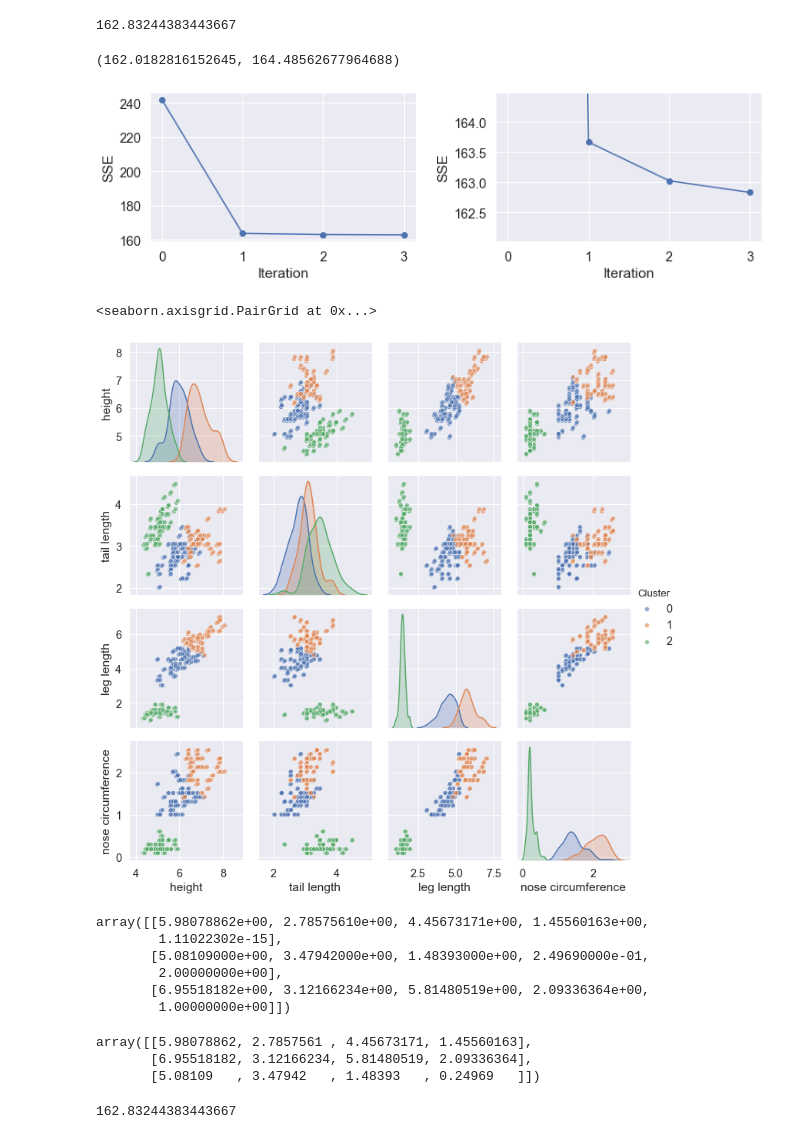
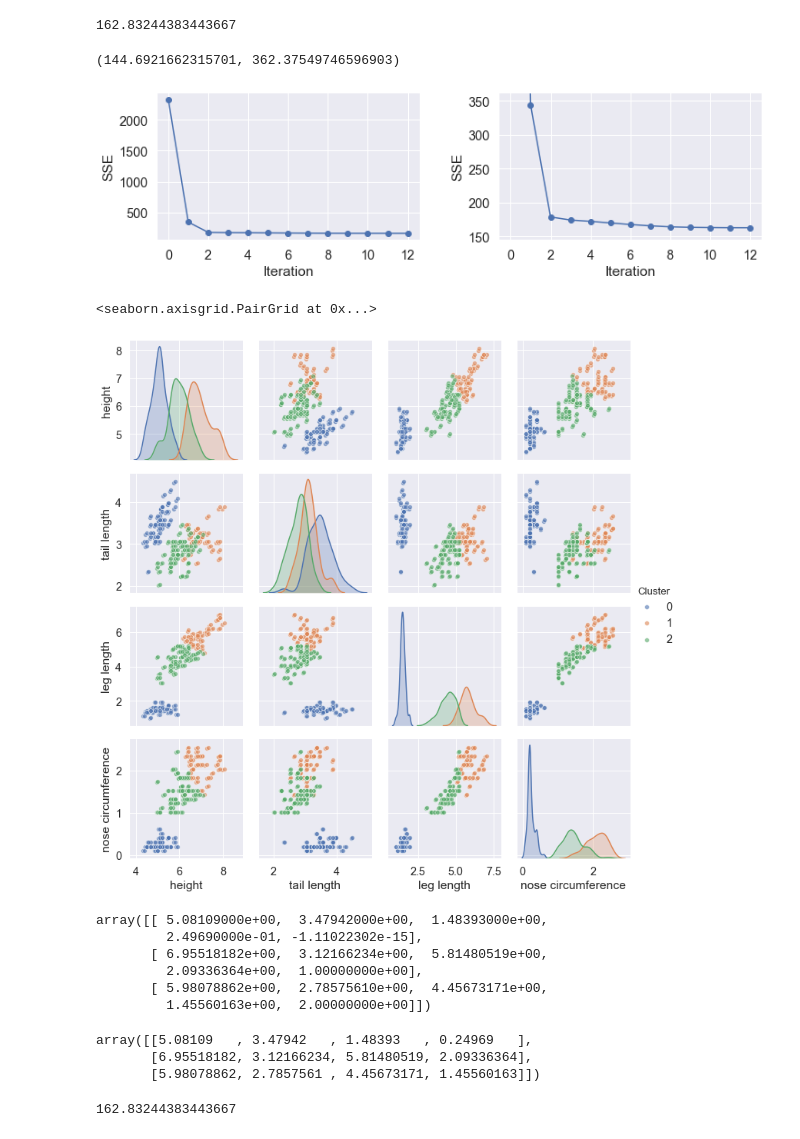
Before and after one commit to animaviridis/dmv-practicals, a Jupyter notebook: assessment/assignment1/task1/task1.ipynb, the cells around one changed output. Saved outputs shown, nothing was run; the diff lists cells and outputs as text; code cells hidden in the pictures.

Commit message:
[Assignment 1][Task 1] Kmeans - multiple attempts

```diff
--- a/assessment/assignment1/task1/task1.ipynb
+++ b/assessment/assignment1/task1/task1.ipynb
@@ -118,6 +119,6 @@ sns.pairplot(data=data, kind='scatter', plot_kws={'alpha': 0.6, 'lw': 0})
 from kmeans import KMeans
 # %%
 kmeans_model = KMeans(k=3)
-kmeans_model.fit(data.values)
+kmeans_model.fit(data.values, n_attempts=5)
 kmeans_model.centroids
 # %% [output]
@@ -146,25 +147,30 @@ kmeans_model.sse
 # %% [output]
 162.83244383443667
 # %%
-fig, axes = plt.subplots(1, 2, figsize=(12, 3))
-x_data = np.arange(kmeans_model.sse_history.size)
+sh = kmeans_model.sse_history
+
+fig, axes = plt.subplots(1, 2, figsize=(12, 3), sharex='all')
 for i, ax in enumerate(axes):
-    ax.plot(x_data, kmeans_model.sse_history, marker='o')
+    ax.plot(sh, marker='o')
+
+    ax.xaxis.set_major_locator(MaxNLocator(integer=True))
     ax.set_xlabel("Iteration")
     ax.set_ylabel("SSE")
 
     fig.subplots_adjust(wspace=0.3)
 
-axes[1].set_ylim(0.995*kmeans_model.sse_history[-1], 1.005*kmeans_model.sse_history[1])
+span = 0.1*(sh[1] - sh[-1])
+
+axes[1].set_ylim(sh[-1]-span, sh[1] + span)
 # %% [output]
-(162.0182816152645, 164.48562677964688)
+(144.6921662315701, 362.37549746596903)
-[figure, old version]
+[figure, new version]
 # %%
 data['Cluster'] = kmeans_model.labels
 sns.pairplot(data=data, kind='scatter', plot_kws={'alpha': 0.6, 'lw': 0}, hue='Cluster')
 # %% [output]
 <seaborn.axisgrid.PairGrid at 0x...>
-[figure, old version]
+[figure, new version]
 # %%
 from sklearn.cluster import KMeans
 
@@ -172,18 +178,18 @@ model = KMeans(n_clusters=3)
 model.fit(data.values)
 model.cluster_centers_
 # %% [output]
-array([[5.98078862e+00, 2.78575610e+00, 4.45673171e+00, 1.45560163e+00,
-        1.11022302e-15],
-       [5.08109000e+00, 3.47942000e+00, 1.48393000e+00, 2.49690000e-01,
-        2.00000000e+00],
-       [6.95518182e+00, 3.12166234e+00, 5.81480519e+00, 2.09336364e+00,
-        1.00000000e+00]])
+array([[ 5.08109000e+00,  3.47942000e+00,  1.48393000e+00,
+         2.49690000e-01, -1.11022302e-15],
+       [ 6.95518182e+00,  3.12166234e+00,  5.81480519e+00,
+         2.09336364e+00,  1.00000000e+00],
+       [ 5.98078862e+00,  2.78575610e+00,  4.45673171e+00,
+         1.45560163e+00,  2.00000000e+00]])
 # %%
 kmeans_model.centroids
 # %% [output]
-array([[5.98078862, 2.7857561 , 4.45673171, 1.45560163],
+array([[5.08109   , 3.47942   , 1.48393   , 0.24969   ],
        [6.95518182, 3.12166234, 5.81480519, 2.09336364],
-       [5.08109   , 3.47942   , 1.48393   , 0.24969   ]])
+       [5.98078862, 2.7857561 , 4.45673171, 1.45560163]])
 # %%
 model.inertia_
 # %% [output]
```
Also changed, not shown: parts of 2 cells of this notebook, 1 other file.
